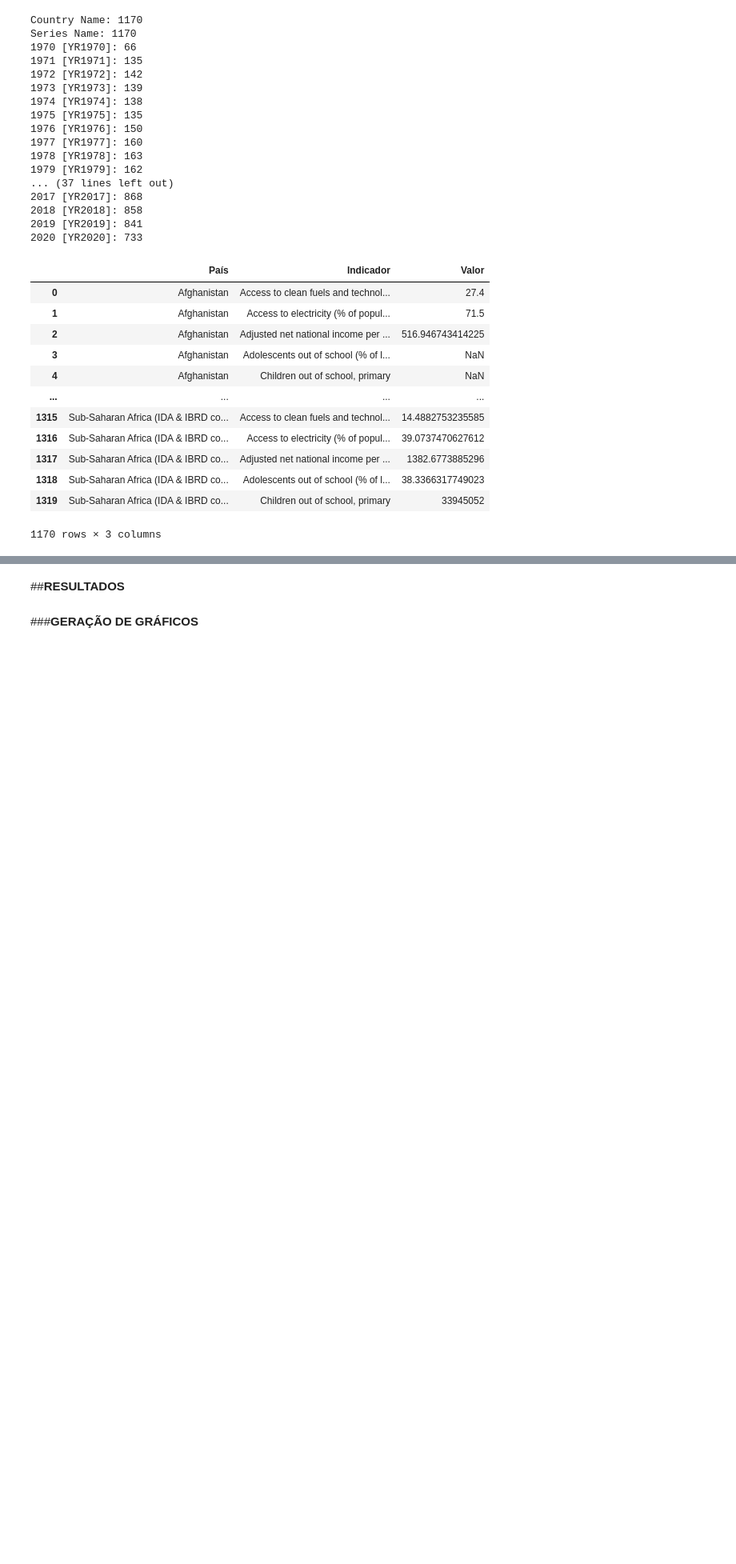
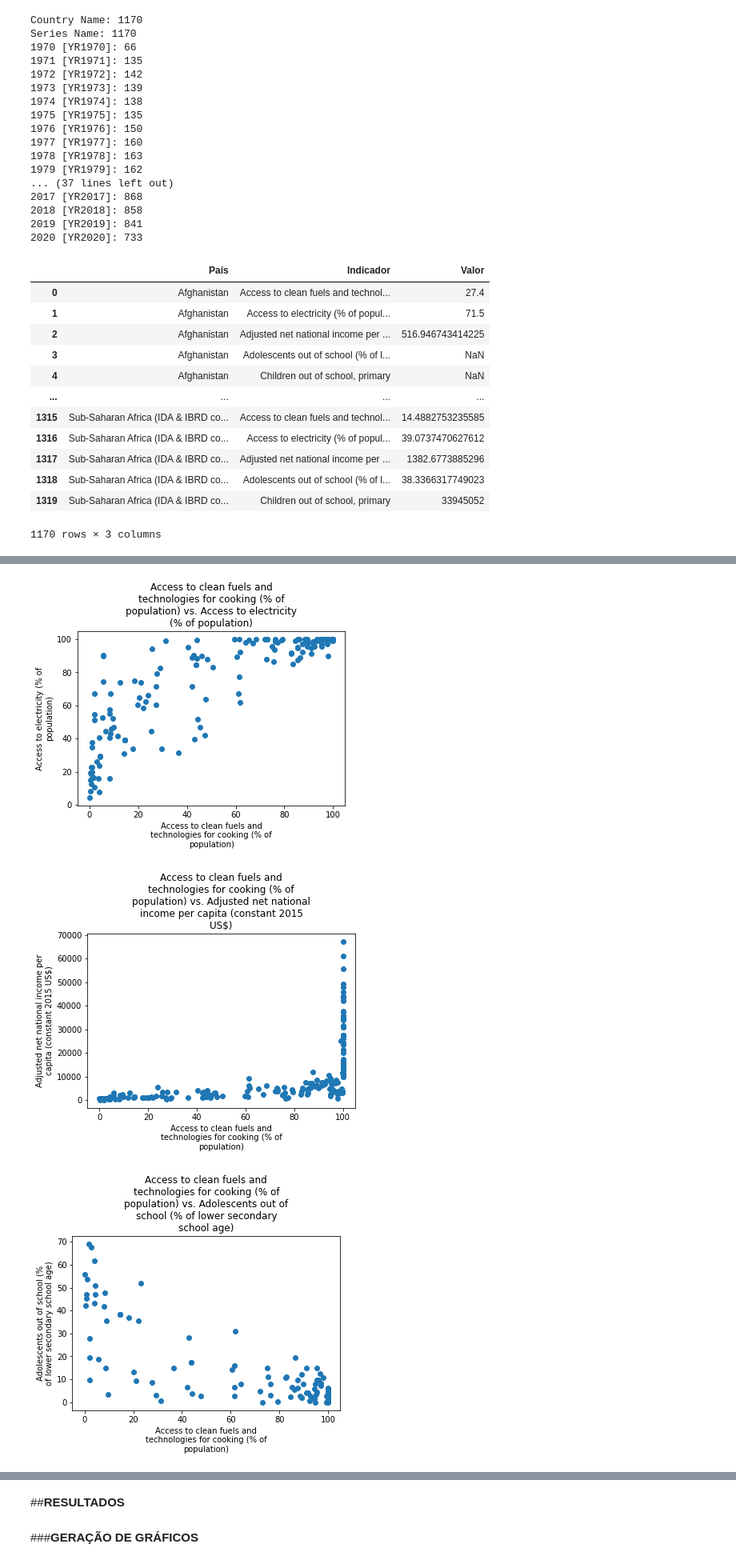
Before and after one commit to lucammarini/Project_Statistic_Analysis_03, a Jupyter notebook: Projeto_Statistic_Analysis_03.ipynb, the cells around one changed output, grey strips where cells are left out. Shown at 80% size. Saved outputs shown, nothing was run; the diff lists cells and outputs as text; code cells hidden in the pictures; blank space fills up the shorter version.

```diff
--- a/Projeto_Statistic_Analysis_03.ipynb
+++ b/Projeto_Statistic_Analysis_03.ipynb
@@ -280,0 +388,38 @@ df_2015n
+# %%
+# PARES:
+lista_pares = [['Access to clean fuels and technologies for cooking (% of population)','Access to electricity (% of population)'],
+                 ['Access to clean fuels and technologies for cooking (% of population)','Adjusted net national income per capita (constant 2015 US$)'],
+                 ['Access to clean fuels and technologies for cooking (% of population)','Adolescents out of school (% of lower secondary school age)'],
+                 ['Access to clean fuels and technologies for cooking (% of population)','Children out of school, primary'],
+
+                 ['Access to electricity (% of population)','Adjusted net national income per capita (constant 2015 US$)'],
+                 ['Access to electricity (% of population)','Adolescents out of school (% of lower secondary school age)'],
+                 ['Access to electricity (% of population)','Children out of school, primary'],
+
+                 ['Adjusted net national income per capita (constant 2015 US$)','Adolescents out of school (% of lower secondary school age)'],
+                 ['Adjusted net national income per capita (constant 2015 US$)','Children out of school, primary'],
+
+                 ['Adolescents out of school (% of lower secondary school age)','Children out of school, primary']]
+
+# SCATTER PLOT:
+for n in lista_pares:
+
+  # make the data
+  x = df_2015n[n[0]]
+  y = df_2015n[n[1]]
+
+
+
+  # plot
+  fig, ax = plt.subplots()
+
+  ax.scatter(x, y)
+  ax.set_title(formatar_titulo( n[0] + ' vs. ' + n[1]) )
+  ax.set_ylabel(formatar_titulo(n[1]))
+  ax.set_xlabel(formatar_titulo(n[0]))
+
+  plt.show()
+# %% [output]
+[figure, added]
+[figure, added]
+[figure, added]
```
Also changed, not shown: parts of 28 cells of this notebook.
